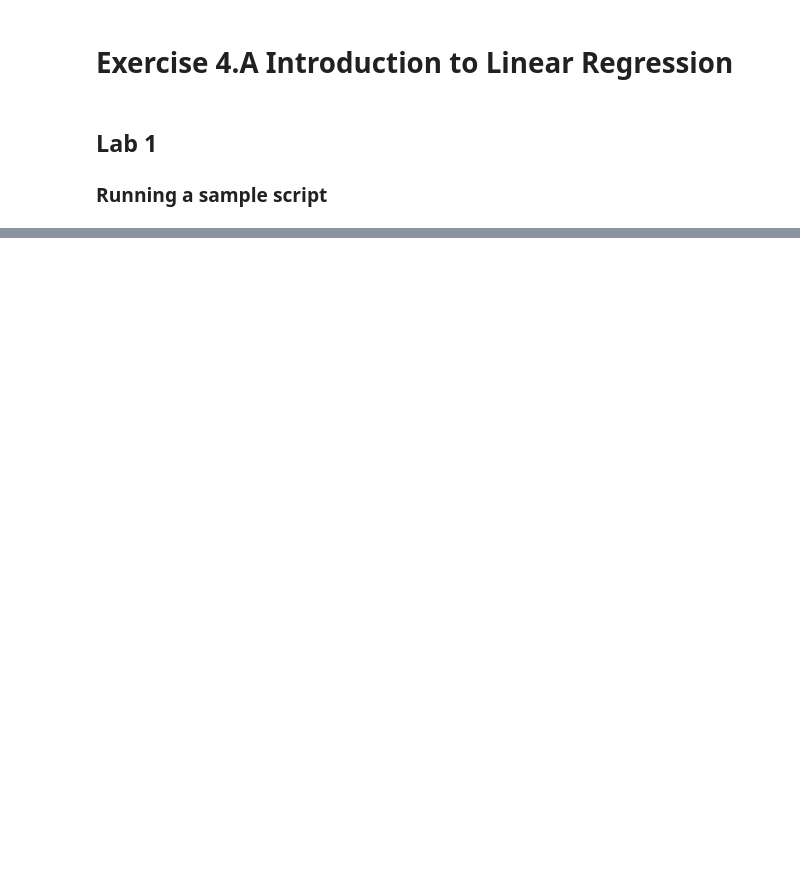
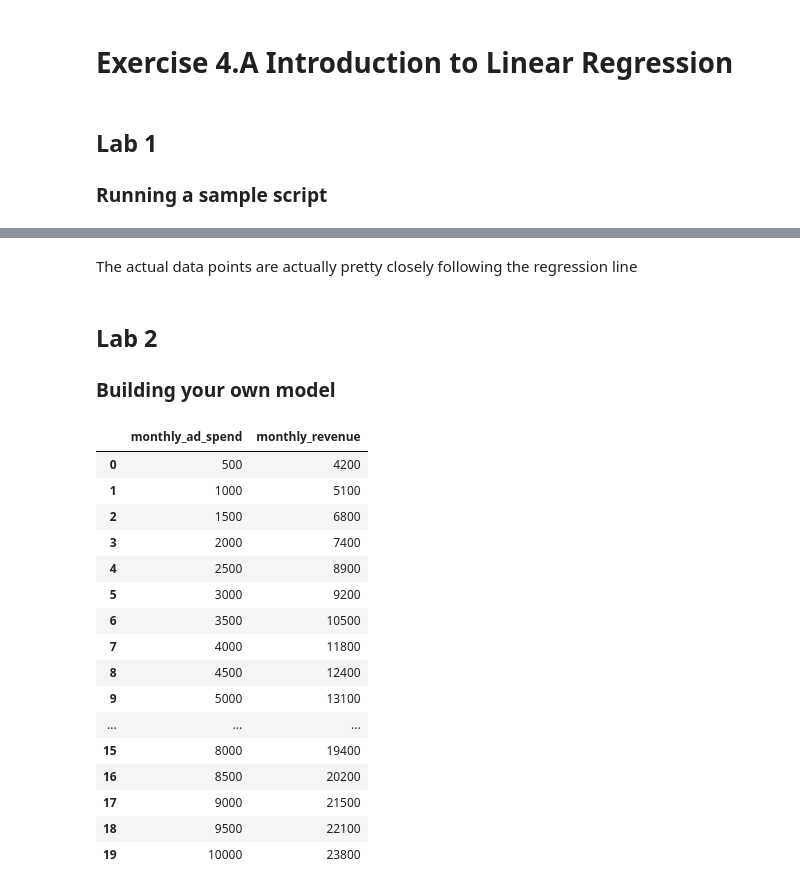
Before and after one commit to Bcv1018/data-analytics, a Jupyter notebook: week-07/Ex4A_Intro_to_Linear_Regression.ipynb, the cells around one changed output, grey strips where cells are left out. Saved outputs shown, nothing was run; the diff lists cells and outputs as text; code cells hidden in the pictures; blank space fills up the shorter version.

```diff
--- a/week-07/Ex4A_Intro_to_Linear_Regression.ipynb
+++ b/week-07/Ex4A_Intro_to_Linear_Regression.ipynb
@@ -33,0 +78,34 @@ print('Model trained successfully.')
+# %% [markdown]
+The actual data points are actually pretty closely following the regression line
+# %% [markdown]
+## Lab 2
+### Building your own model
+# %%
+ad_data = {
+ 'monthly_ad_spend': [500, 1000, 1500, 2000, 2500, 3000, 3500, 4000, 4500,
+5000, 5500, 6000, 6500, 7000, 7500, 8000, 8500, 9000, 9500, 10000],
+ 'monthly_revenue': [4200, 5100, 6800, 7400, 8900, 9200, 10500, 11800,
+12400, 13100, 14200, 15600, 15900, 17200, 18100, 19400, 20200, 21500, 22100,
+23800]
+}
+
+df_ads = pd.DataFrame(ad_data)
+df_ads
+# %% [output]
+|  | monthly_ad_spend | monthly_revenue |
+| 0 | 500 | 4200 |
+| 1 | 1000 | 5100 |
+| 2 | 1500 | 6800 |
+| 3 | 2000 | 7400 |
+| 4 | 2500 | 8900 |
+| 5 | 3000 | 9200 |
+| 6 | 3500 | 10500 |
+| 7 | 4000 | 11800 |
+| 8 | 4500 | 12400 |
+| 9 | 5000 | 13100 |
+| ... | ... | ... |
+| 15 | 8000 | 19400 |
+| 16 | 8500 | 20200 |
+| 17 | 9000 | 21500 |
+| 18 | 9500 | 22100 |
+| 19 | 10000 | 23800 |
```
Also changed, not shown: parts of 20 cells of this notebook.
